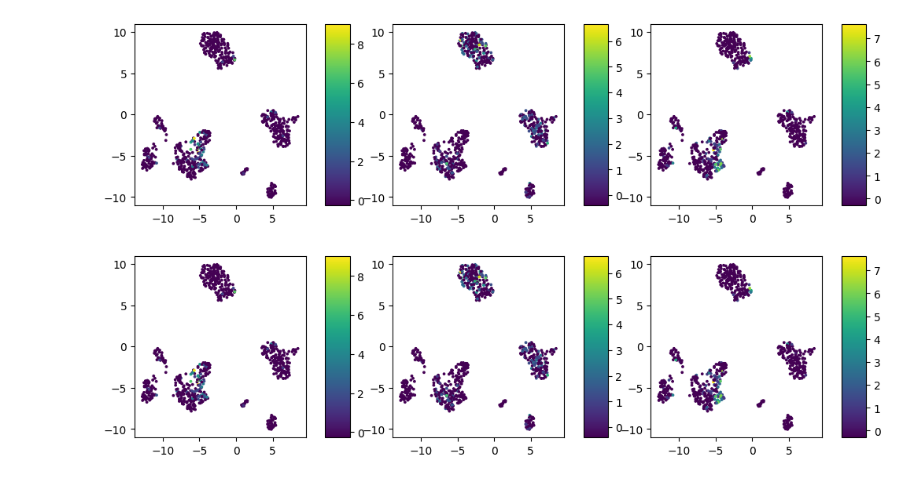
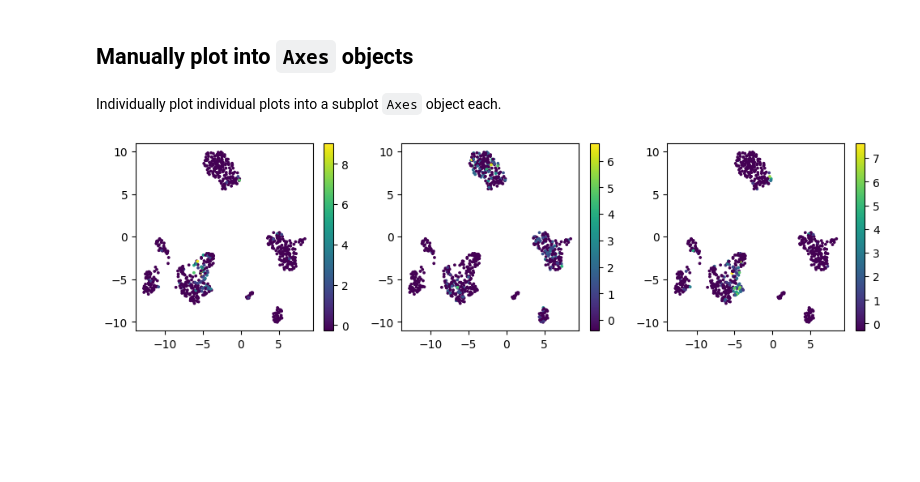
Before and after one commit to scverse/plotting_api, a Jupyter notebook: src/test.ipynb, the cells around one changed output. Cells and saved outputs as stored; diff of their text form; code cells hidden in the pictures; blank space fills up the shorter version.

```diff
--- a/src/test.ipynb
+++ b/src/test.ipynb
@@ -18,0 +25,4 @@ plot_umap(adata, "CD8A")
+# %%
+with plt.rc_context({"figure.figsize": (6, 5)}):
+    fig = plot_umap(adata, color=["CD8A", "CD4", "CD8B"])
+fig  # TODO: allow auto-displaying in with block
@@ -18,0 +33,4 @@ plot_umap(adata, "CD8A")
+# %%
+with plt.rc_context({"figure.figsize": (12, 3.5)}):
+    fig = plot_umap(adata, color=["CD8A", "CD4", "CD8B"])
+fig  # TODO: allow auto-displaying in with block
@@ -19,20 +39,13 @@ plot_umap(adata, "CD8A")
+# %% [markdown]
+## Manually plot into `Axes` objects
+# %% [markdown]
+Individually plot individual plots into a subplot `Axes` object each.
 # %%
-with plt.rc_context({"figure.figsize": (12, 3)}):
-    fig = plt.Figure()
-    gs = plt.GridSpec(1, 3, fig)
-    plot_umap(adata, "CD8A", ax=gs[0])
-    plot_umap(adata, "CD4", ax=gs[1])
-    plot_umap(adata, "CD8B", ax=gs[2])
+with plt.ioff():
+    fig, (ax0, ax1, ax2) = plt.subplots(1, 3, figsize=(12, 3))
+plot_umap(adata, color=["CD8A"], ax=ax0)
+plot_umap(adata, color=["CD4"], ax=ax1)
+plot_umap(adata, color=["CD8B"], ax=ax2)
 fig
 # %% [output]
-[figure, old version]
+[figure, new version]
-# %%
-with plt.rc_context({"figure.figsize": (12, 3)}):
-    with plt.ioff():
-        fig, (ax0, ax1, ax2) = plt.subplots(1, 3)
-    plot_umap(adata, "CD8A", ax=ax0)
-    plot_umap(adata, "CD4", ax=ax1)
-    plot_umap(adata, "CD8B", ax=ax2)
-fig
-# %% [output]
-[figure, removed]
```
Also changed, not shown: parts of 12 cells of this notebook, 6 other files.
